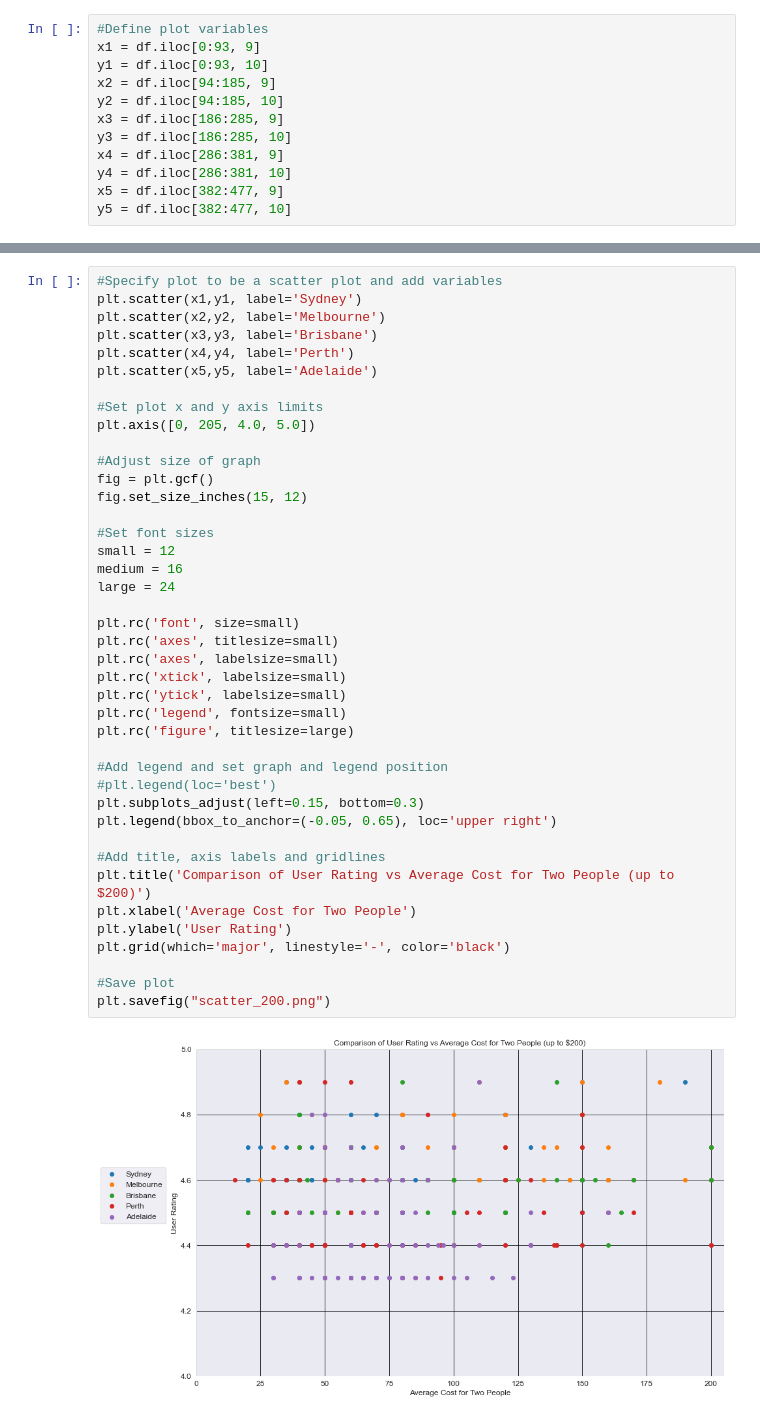
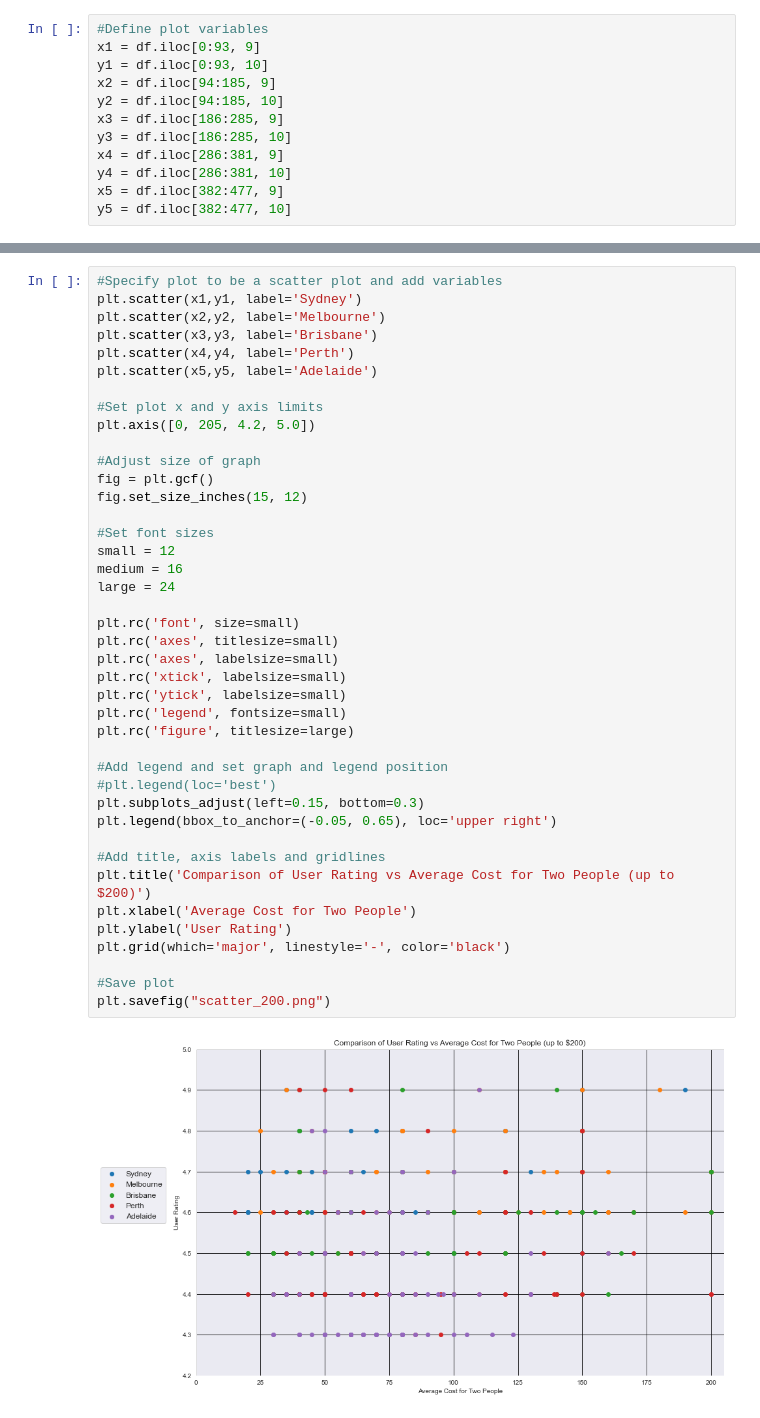
Before and after one commit to ashdrayton/Zomato-Restaurants-Reviews, a Jupyter notebook: Erica/Scatter_200.ipynb, the cells around one changed output, grey strips where cells are left out. Drawn from its saved outputs; the diff is of its cells as text.

```diff
--- a/Erica/Scatter_200.ipynb
+++ b/Erica/Scatter_200.ipynb
@@ -48,37 +65,37 @@ plt.scatter(x4,y4, label='Perth')
 plt.scatter(x5,y5, label='Adelaide')
 
 #Set plot x and y axis limits
-plt.axis([0, 205, 4.0, 5.0])
+plt.axis([0, 205, 4.2, 5.0])
 
 #Adjust size of graph
 fig = plt.gcf()
 fig.set_size_inches(15, 12)
 
 #Set font sizes
 small = 12
 medium = 16
 large = 24
 
 plt.rc('font', size=small)
 plt.rc('axes', titlesize=small)
 plt.rc('axes', labelsize=small)
 plt.rc('xtick', labelsize=small)
 plt.rc('ytick', labelsize=small)
 plt.rc('legend', fontsize=small)
 plt.rc('figure', titlesize=large)
 
 #Add legend and set graph and legend position
 #plt.legend(loc='best')
 plt.subplots_adjust(left=0.15, bottom=0.3)
 plt.legend(bbox_to_anchor=(-0.05, 0.65), loc='upper right')
 
 #Add title, axis labels and gridlines
 plt.title('Comparison of User Rating vs Average Cost for Two People (up to $200)')
 plt.xlabel('Average Cost for Two People')
 plt.ylabel('User Rating')
 plt.grid(which='major', linestyle='-', color='black')
 
 #Save plot
 plt.savefig("scatter_200.png")
 # %% [output]
-[figure, old version]
+[figure, new version]
```
Also changed, not shown: parts of 4 cells of this notebook, 2 other files.
